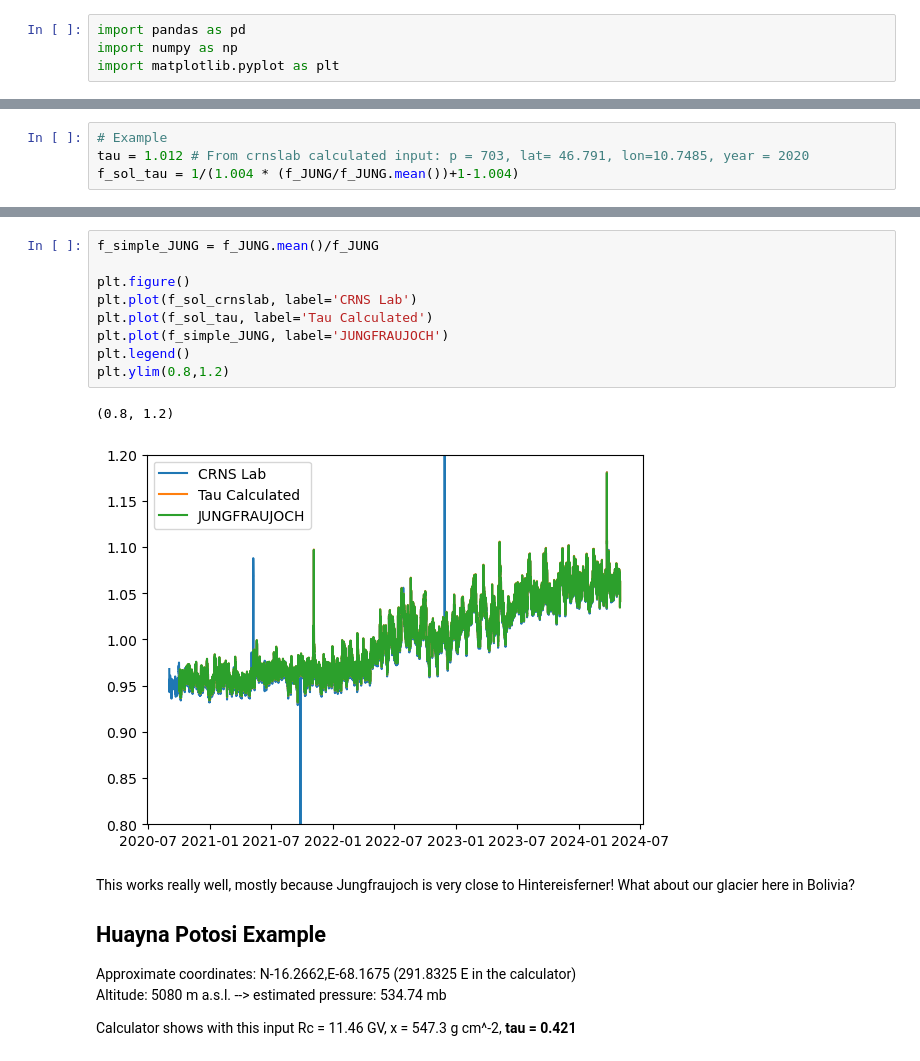
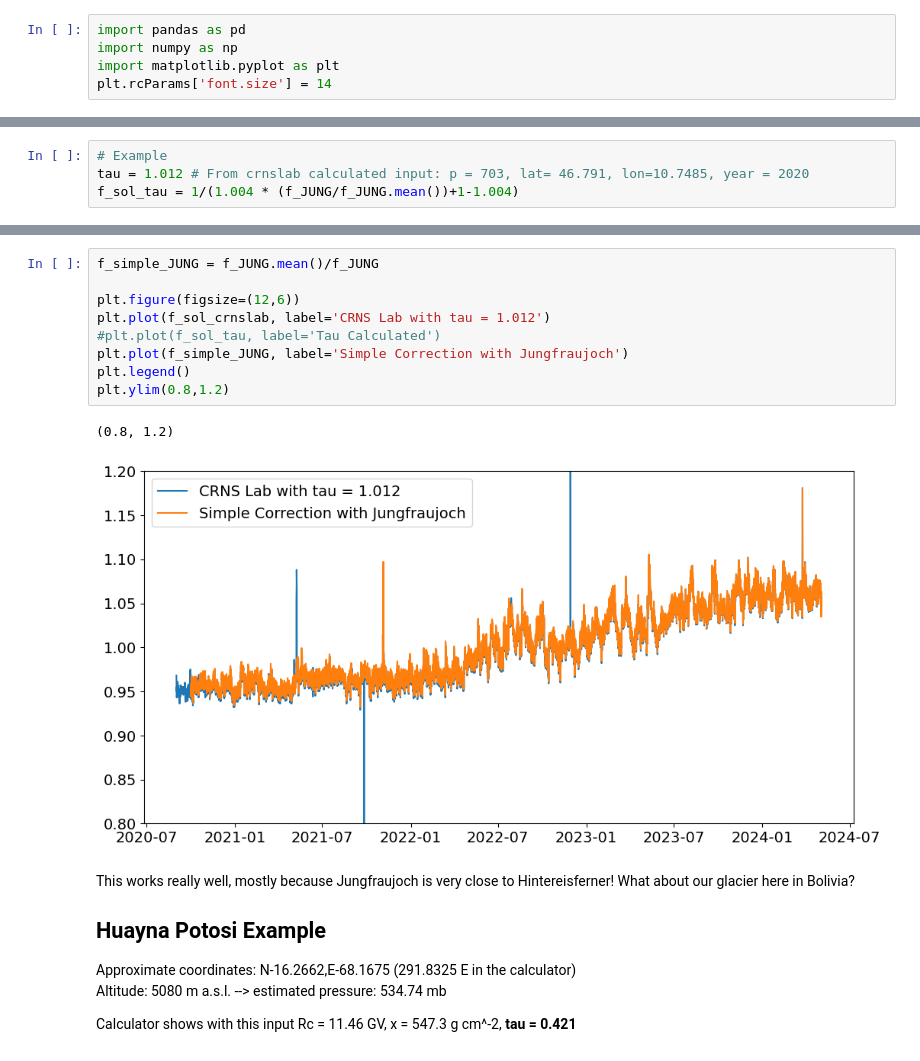
Before and after one commit to Aconcagua6962/IAEA_Course, a Jupyter notebook: Comparison_solar_Correction.ipynb, the cells around one changed output, grey strips where cells are left out. Cells and saved outputs as stored; diff of their text form.

```diff
--- a/Comparison_solar_Correction.ipynb
+++ b/Comparison_solar_Correction.ipynb
@@ -2,6 +2,7 @@
 import pandas as pd
 import numpy as np
 import matplotlib.pyplot as plt
+plt.rcParams['font.size'] = 14
 # %% [markdown]
 # Solar Correction Factor
 
@@ -35,15 +36,15 @@ plt.ylim(0.8,1.2)
 # %%
 f_simple_JUNG = f_JUNG.mean()/f_JUNG
 
-plt.figure()
-plt.plot(f_sol_crnslab, label='CRNS Lab')
-plt.plot(f_sol_tau, label='Tau Calculated')
-plt.plot(f_simple_JUNG, label='JUNGFRAUJOCH')
+plt.figure(figsize=(12,6))
+plt.plot(f_sol_crnslab, label='CRNS Lab with tau = 1.012')
+#plt.plot(f_sol_tau, label='Tau Calculated')
+plt.plot(f_simple_JUNG, label='Simple Correction with Jungfraujoch')
 plt.legend()
 plt.ylim(0.8,1.2)
 # %% [output]
 (0.8, 1.2)
-[figure, old version]
+[figure, new version]
 # %% [markdown]
 This works really well, mostly because Jungfraujoch is very close to Hintereisferner! What about our glacier here in Bolivia?
 
```
Also changed, not shown: parts of 2 cells of this notebook.
